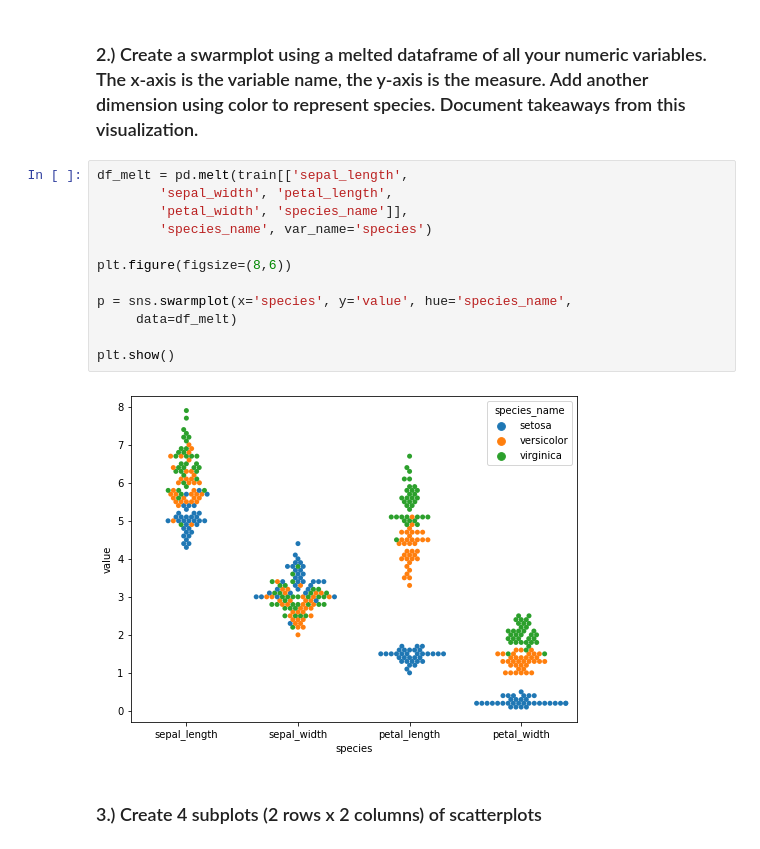
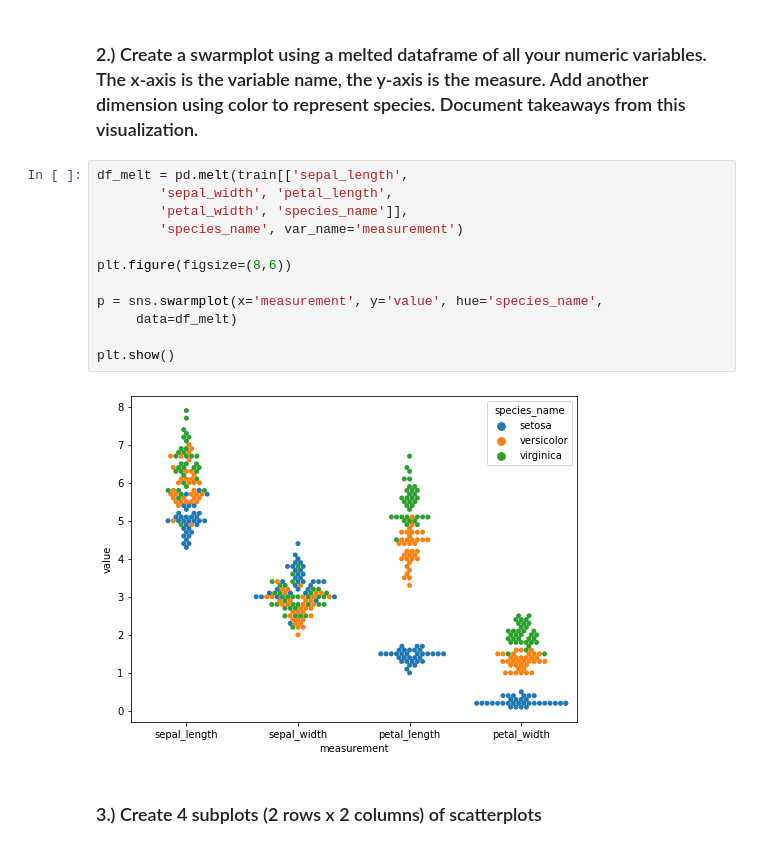
Before and after one commit to jivemachine/ds-methodologies-exercises, a Jupyter notebook: classification/classification_exercises.ipynb, the cells around one changed output. Cells and saved outputs as stored; diff of their text form.

```diff
--- a/classification/classification_exercises.ipynb
+++ b/classification/classification_exercises.ipynb
@@ -315,17 +314,17 @@ train.shape, test.shape
 # %%
 df_melt = pd.melt(train[['sepal_length',
         'sepal_width', 'petal_length',
         'petal_width', 'species_name']],
-        'species_name', var_name='species')
+        'species_name', var_name='measurement')
 
 plt.figure(figsize=(8,6))
 
-p = sns.swarmplot(x='species', y='value', hue='species_name',
+p = sns.swarmplot(x='measurement', y='value', hue='species_name',
      data=df_melt)
 
 plt.show()
 # %% [output]
-[figure, old version]
+[figure, new version]
 # %% [markdown]
 ### 3.) Create 4 subplots (2 rows x 2 columns) of scatterplots
 # %% [markdown]
```
Also changed, not shown: parts of 12 cells of this notebook.
